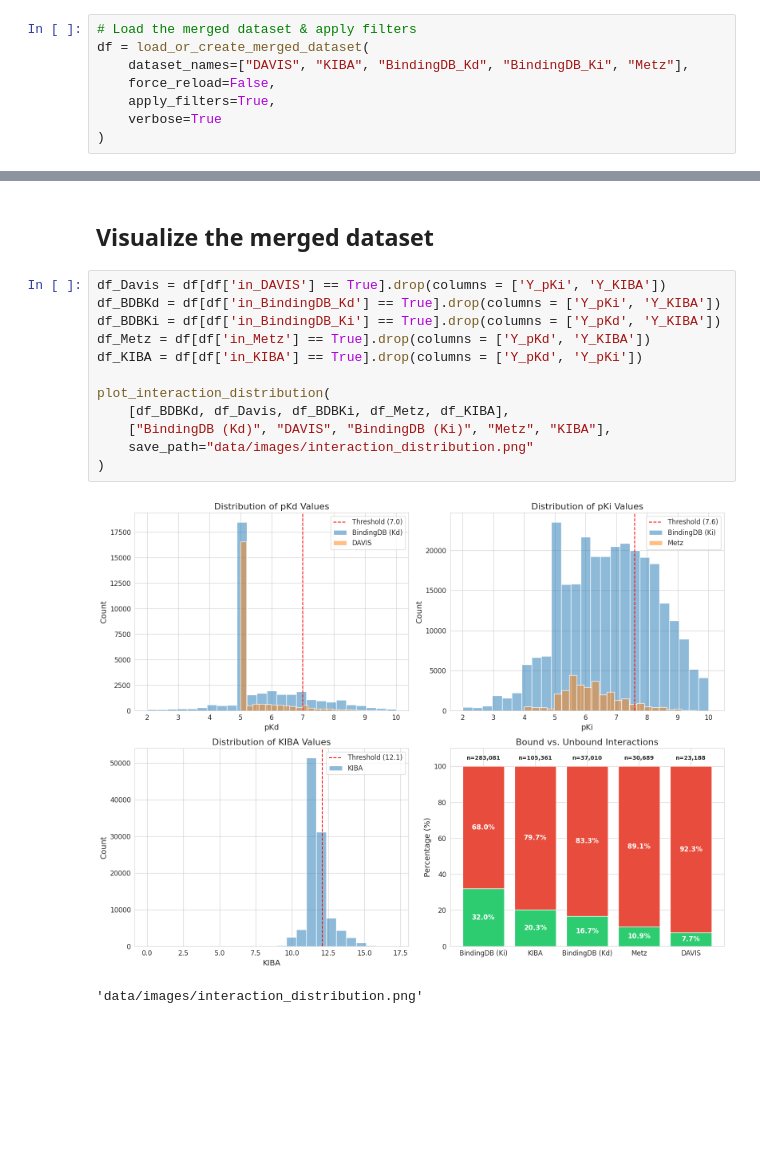
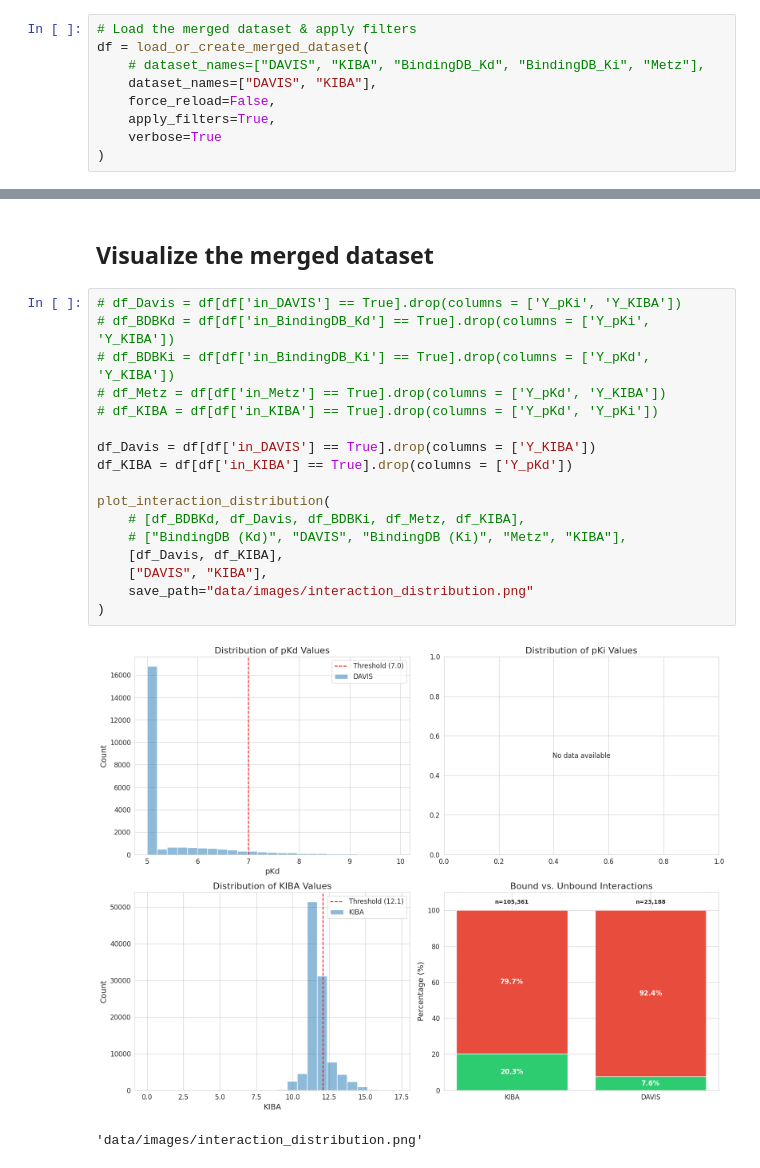
Before and after one commit to robsyc/MB-VAE-DTI, a Jupyter notebook: notebooks/loading.ipynb, the cells around one changed output, grey strips where cells are left out. Cells and saved outputs as stored; diff of their text form; blank space fills up the shorter version.

```diff
--- a/notebooks/loading.ipynb
+++ b/notebooks/loading.ipynb
@@ -34,7 +46,8 @@ from mb_vae_dti.loading import (
 # %%
 # Load the merged dataset & apply filters
 df = load_or_create_merged_dataset(
-    dataset_names=["DAVIS", "KIBA", "BindingDB_Kd", "BindingDB_Ki", "Metz"],
+    # dataset_names=["DAVIS", "KIBA", "BindingDB_Kd", "BindingDB_Ki", "Metz"],
+    dataset_names=["DAVIS", "KIBA"],
     force_reload=False,
     apply_filters=True,
     verbose=True
@@ -65,19 +102,24 @@ get_dataset_stats(df)
 # %% [markdown]
 ## Visualize the merged dataset
 # %%
-df_Davis = df[df['in_DAVIS'] == True].drop(columns = ['Y_pKi', 'Y_KIBA'])
-df_BDBKd = df[df['in_BindingDB_Kd'] == True].drop(columns = ['Y_pKi', 'Y_KIBA'])
-df_BDBKi = df[df['in_BindingDB_Ki'] == True].drop(columns = ['Y_pKd', 'Y_KIBA'])
-df_Metz = df[df['in_Metz'] == True].drop(columns = ['Y_pKd', 'Y_KIBA'])
-df_KIBA = df[df['in_KIBA'] == True].drop(columns = ['Y_pKd', 'Y_pKi'])
+# df_Davis = df[df['in_DAVIS'] == True].drop(columns = ['Y_pKi', 'Y_KIBA'])
+# df_BDBKd = df[df['in_BindingDB_Kd'] == True].drop(columns = ['Y_pKi', 'Y_KIBA'])
+# df_BDBKi = df[df['in_BindingDB_Ki'] == True].drop(columns = ['Y_pKd', 'Y_KIBA'])
+# df_Metz = df[df['in_Metz'] == True].drop(columns = ['Y_pKd', 'Y_KIBA'])
+# df_KIBA = df[df['in_KIBA'] == True].drop(columns = ['Y_pKd', 'Y_pKi'])
+
+df_Davis = df[df['in_DAVIS'] == True].drop(columns = ['Y_KIBA'])
+df_KIBA = df[df['in_KIBA'] == True].drop(columns = ['Y_pKd'])
 
 plot_interaction_distribution(
-    [df_BDBKd, df_Davis, df_BDBKi, df_Metz, df_KIBA],
-    ["BindingDB (Kd)", "DAVIS", "BindingDB (Ki)", "Metz", "KIBA"],
+    # [df_BDBKd, df_Davis, df_BDBKi, df_Metz, df_KIBA],
+    # ["BindingDB (Kd)", "DAVIS", "BindingDB (Ki)", "Metz", "KIBA"],
+    [df_Davis, df_KIBA],
+    ["DAVIS", "KIBA"],
     save_path="data/images/interaction_distribution.png"
 )
 # %% [output]
-[figure, old version]
+[figure, new version]
 'data/images/interaction_distribution.png'
 # %%
 plot_dataset_statistics(df)
```
Also changed, not shown: parts of 7 cells of this notebook.
